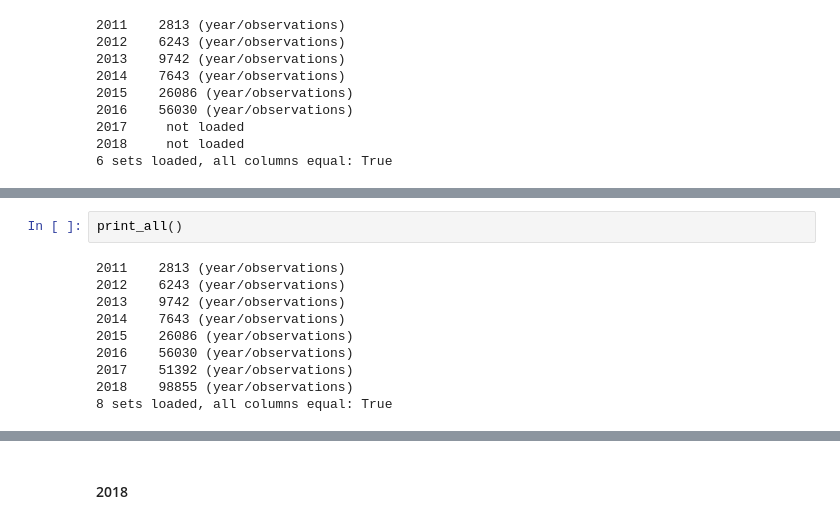
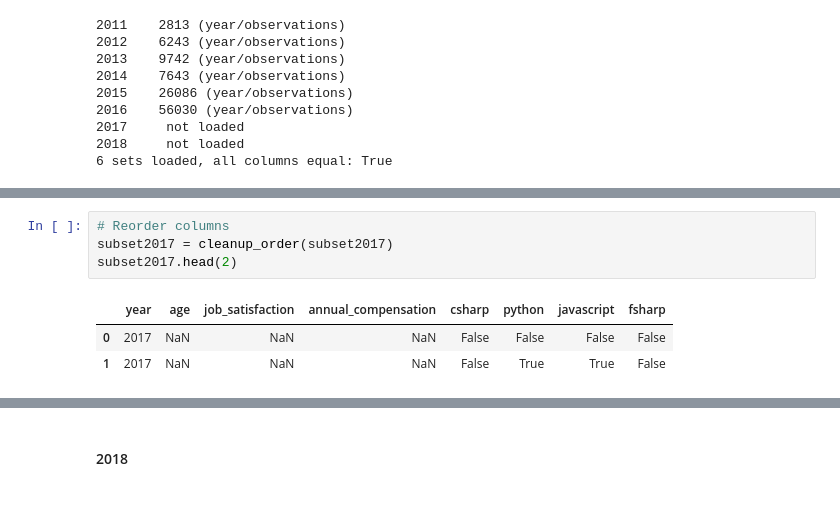
Before and after one commit to huli/the-transparent-coder, a Jupyter notebook: build_combined_data.ipynb, the cells around one changed output, grey strips where cells are left out. Drawn from its saved outputs; the diff is of its cells as text.

```diff
--- a/build_combined_data.ipynb
+++ b/build_combined_data.ipynb
@@ -565,12 +542,8 @@ subset2016.head(2)
-# %%
-print_all()
-# %% [output]
-2011    2813 (year/observations)
-2012    6243 (year/observations)
-2013    9742 (year/observations)
-2014    7643 (year/observations)
-2015    26086 (year/observations)
-2016    56030 (year/observations)
-2017    51392 (year/observations)
-2018    98855 (year/observations)
-8 sets loaded, all columns equal: True
+# %%
+# Reorder columns
+subset2017 = cleanup_order(subset2017)
+subset2017.head(2)
+# %% [output]
+|  | year | age | job_satisfaction | annual_compensation | csharp | python | javascript | fsharp |
+| 0 | 2017 | NaN | NaN | NaN | False | False | False | False |
+| 1 | 2017 | NaN | NaN | NaN | False | True | True | False |
```
Also changed, not shown: parts of 20 cells of this notebook.
